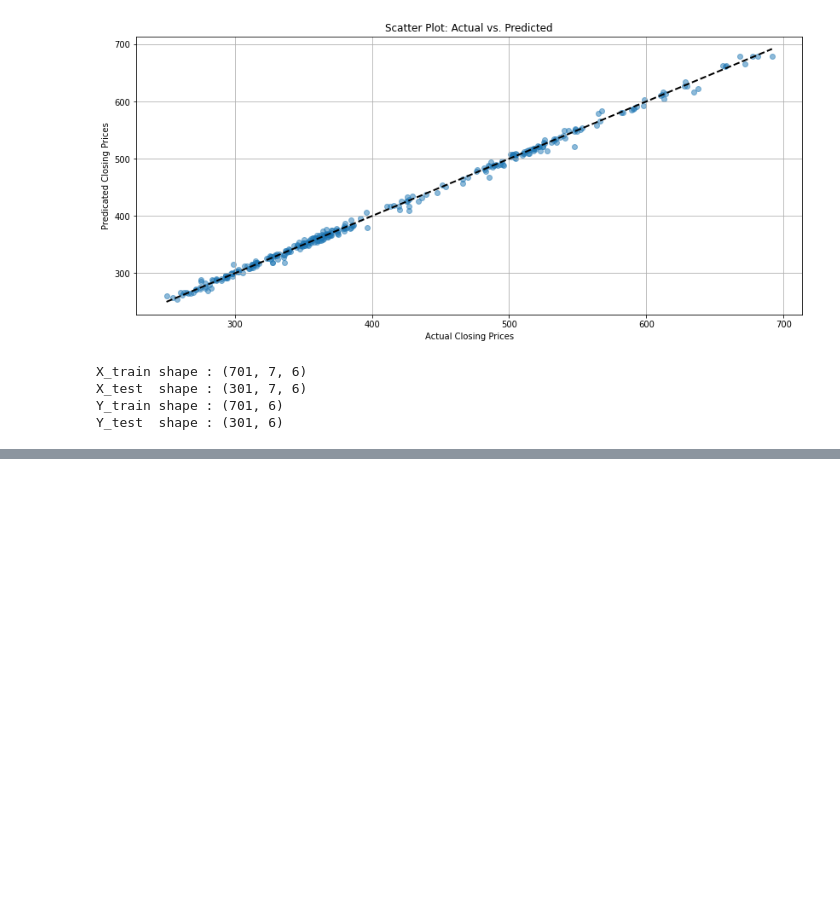
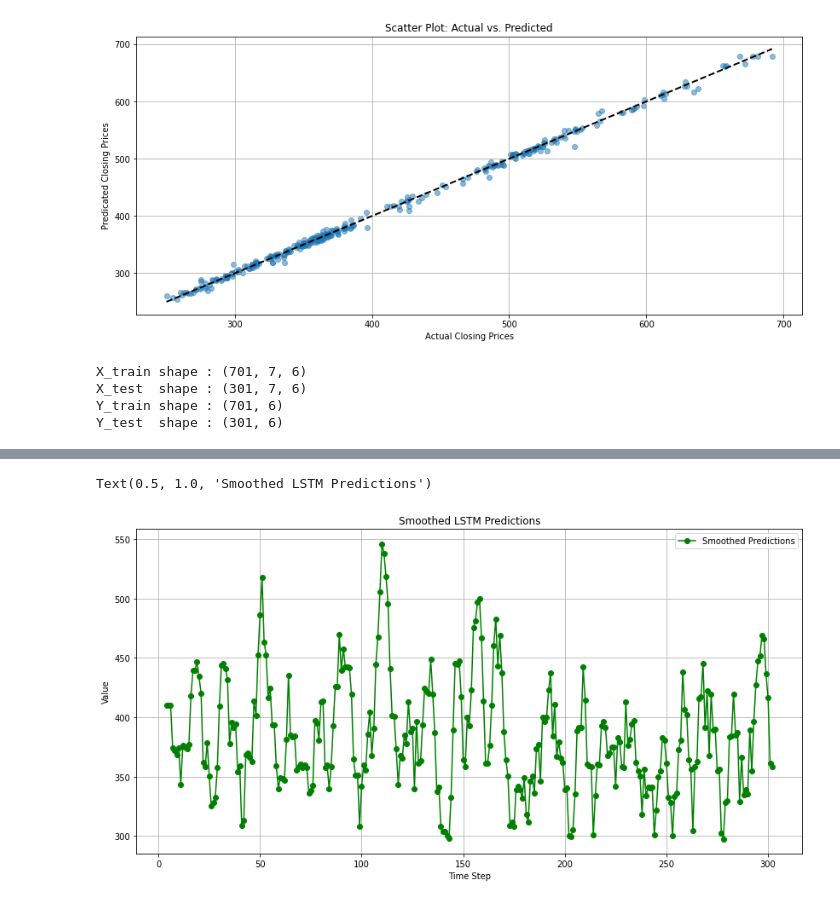
Before and after one commit to is2295/REF, a Jupyter notebook: netflix_Nural_Network_Model_V_1.ipynb, the cells around one changed output, grey strips where cells are left out. Cells and saved outputs as stored; diff of their text form; code cells hidden in the pictures; blank space fills up the shorter version.

```diff
--- a/netflix_Nural_Network_Model_V_1.ipynb
+++ b/netflix_Nural_Network_Model_V_1.ipynb
@@ -375,0 +475,13 @@ Text(0.5, 1.0, 'Orginal Predications VS  Smoothed Predictions')
+# %%
+
+plt.figure(figsize=(14, 7))
+pred_x_test_smooth = pd.Series(y_test_pred_lstm.flatten()).rolling(window=5).mean()
+plt.plot(pred_x_test_smooth, label='Smoothed Predictions', color='green', linestyle='-', marker = 'o')
+plt.grid(True)
+plt.legend()
+plt.xlabel('Time Step')
+plt.ylabel('Value')
+plt.title('Smoothed LSTM Predictions')
+# %% [output]
+Text(0.5, 1.0, 'Smoothed LSTM Predictions')
+[figure, added]
```
Also changed, not shown: parts of 9 cells of this notebook.
